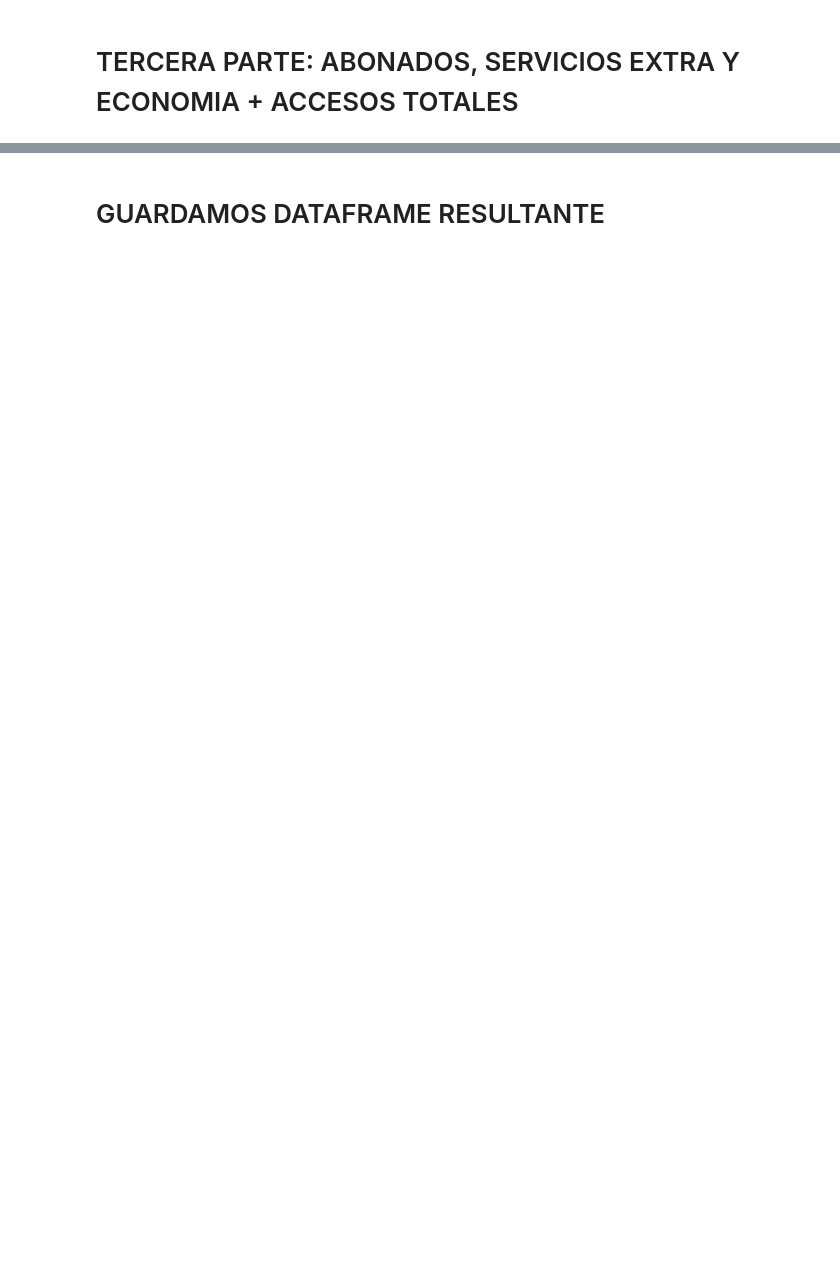
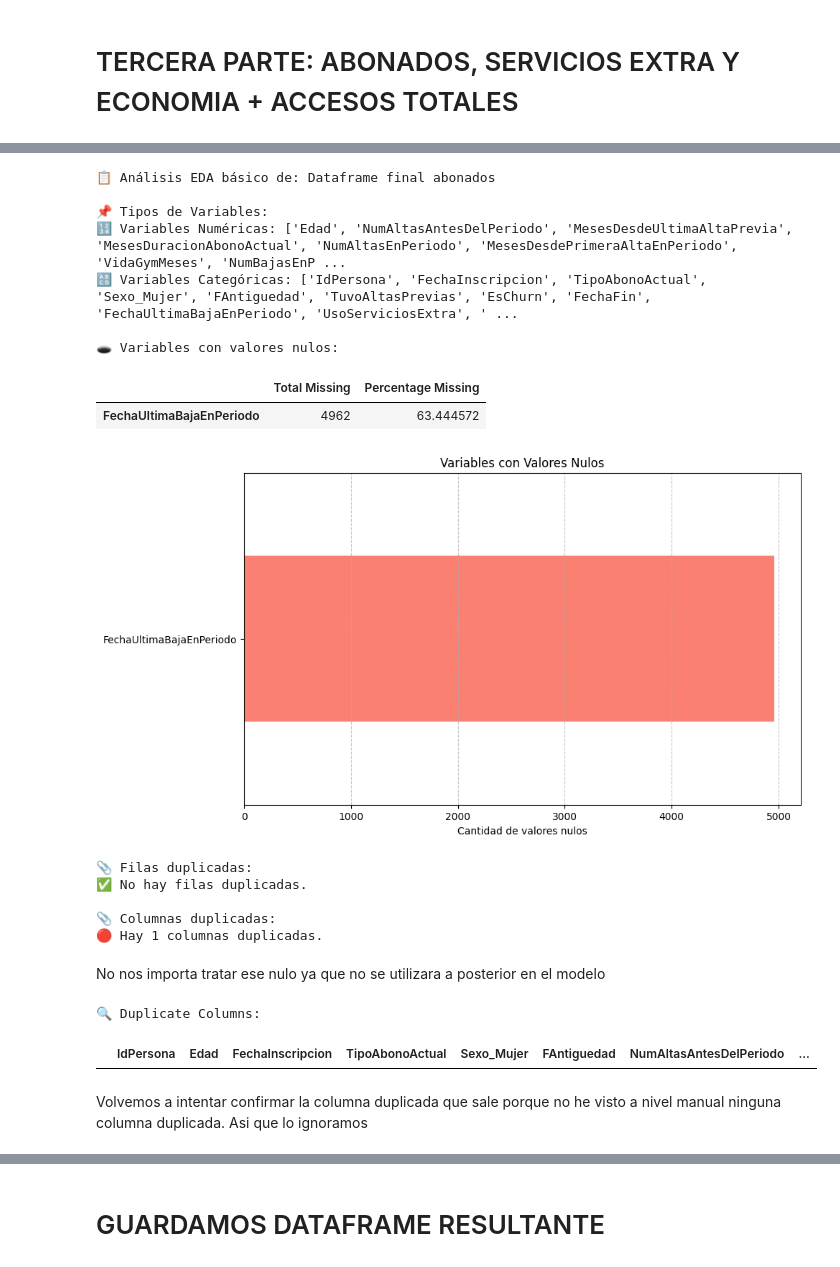
Before and after one commit to CescBlanco/TFM-FINAL, a Jupyter notebook: eda_feature_engineering/archivo_final.ipynb, the cells around one changed output, grey strips where cells are left out. Drawn from its saved outputs; the diff is of its cells as text; code cells hidden in the pictures; blank space fills up the shorter version.

```diff
--- a/eda_feature_engineering/archivo_final.ipynb
+++ b/eda_feature_engineering/archivo_final.ipynb
@@ -872,3 +558,0 @@ Verificamos si hemos borrado todos los nulos correctamente después de eliminar
-# %%
-nulos = union_accesos.isnull().sum()
-nulos[nulos > 0].sort_values(ascending=False)
@@ -920,0 +559,24 @@ union_accesos
+# %%
+def unir_df_con_features_accesos(df: pd.DataFrame, df_agg: pd.DataFrame) -> pd.DataFrame:
+    """
+    Une el DataFrame original con el DataFrame de features accesos agregados
+    por la columna 'IdPersona'. Convierte 'IdPersona' a string en ambos DataFrames
+    antes de hacer la unión.
+
+    Retorna una copia del DataFrame resultante para evitar efectos colaterales.
+    """
+
+    df = df.copy()
+    df_agg = df_agg.copy()
+
+    # Asegurar que 'IdPersona' sea string en ambos DataFrames
+    df['IdPersona'] = df['IdPersona'].astype(str)
+    df_agg['IdPersona'] = df_agg['IdPersona'].astype(str)
+
+    # Unir los DataFrames por 'IdPersona'
+    union = pd.merge(df, df_agg, on='IdPersona', how='left')
+
+    return union.copy()
+# %%
+df_total_accesos= unir_df_con_features_accesos(union_economia_preparado, accesos)
+df_total_accesos
@@ -920,0 +643,3 @@ union_accesos
+# %%
+union_accesos_preparado = preparar_final_accesos(df_total_accesos)
+union_accesos_preparado
@@ -920,0 +660,35 @@ union_accesos
+# %%
+eda_basica(union_accesos_preparado, nombre_df="Dataframe final abonados")
+# %% [output]
+📋 Análisis EDA básico de: Dataframe final abonados
+
+📌 Tipos de Variables:
+🔢 Variables Numéricas: ['Edad', 'NumAltasAntesDelPeriodo', 'MesesDesdeUltimaAltaPrevia', 'MesesDuracionAbonoActual', 'NumAltasEnPeriodo', 'MesesDesdePrimeraAltaEnPeriodo', 'VidaGymMeses', 'NumBajasEnP ...
+🔠 Variables Categóricas: ['IdPersona', 'FechaInscripcion', 'TipoAbonoActual', 'Sexo_Mujer', 'FAntiguedad', 'TuvoAltasPrevias', 'EsChurn', 'FechaFin', 'FechaUltimaBajaEnPeriodo', 'UsoServiciosExtra', ' ...
+
+🕳️ Variables con valores nulos:
+|  | Total Missing | Percentage Missing |
+| FechaUltimaBajaEnPeriodo | 4962 | 63.444572 |
+[figure, added]
+📎 Filas duplicadas:
+✅ No hay filas duplicadas.
+
+📎 Columnas duplicadas:
+🔴 Hay 1 columnas duplicadas.
+# %% [markdown]
+No nos importa tratar ese nulo ya que no se utilizara a posterior en el modelo
+# %%
+# Check for duplicate columns
+print("\n🔍 Duplicate Columns:")
+
+# Transpose the abonado_altasFrame to check for duplicate columns
+duplicated_columns = union_accesos_preparado.T.duplicated().sum()
+if duplicated_columns > 0:
+    display(union_accesos_preparado[union_accesos_preparado.duplicated()])  # Show duplicate columns
+else:
+    print('No duplicate columns')
+# %% [output]
+🔍 Duplicate Columns:
+|  | IdPersona | Edad | FechaInscripcion | TipoAbonoActual | Sexo_Mujer | FAntiguedad | NumAltasAntesDelPeriodo | ... |
+# %% [markdown]
+Volvemos a intentar confirmar la columna duplicada que sale porque no he visto a nivel manual ninguna columna duplicada. Asi que lo ignoramos
```
Also changed, not shown: parts of 124 cells of this notebook, 1 other file.
